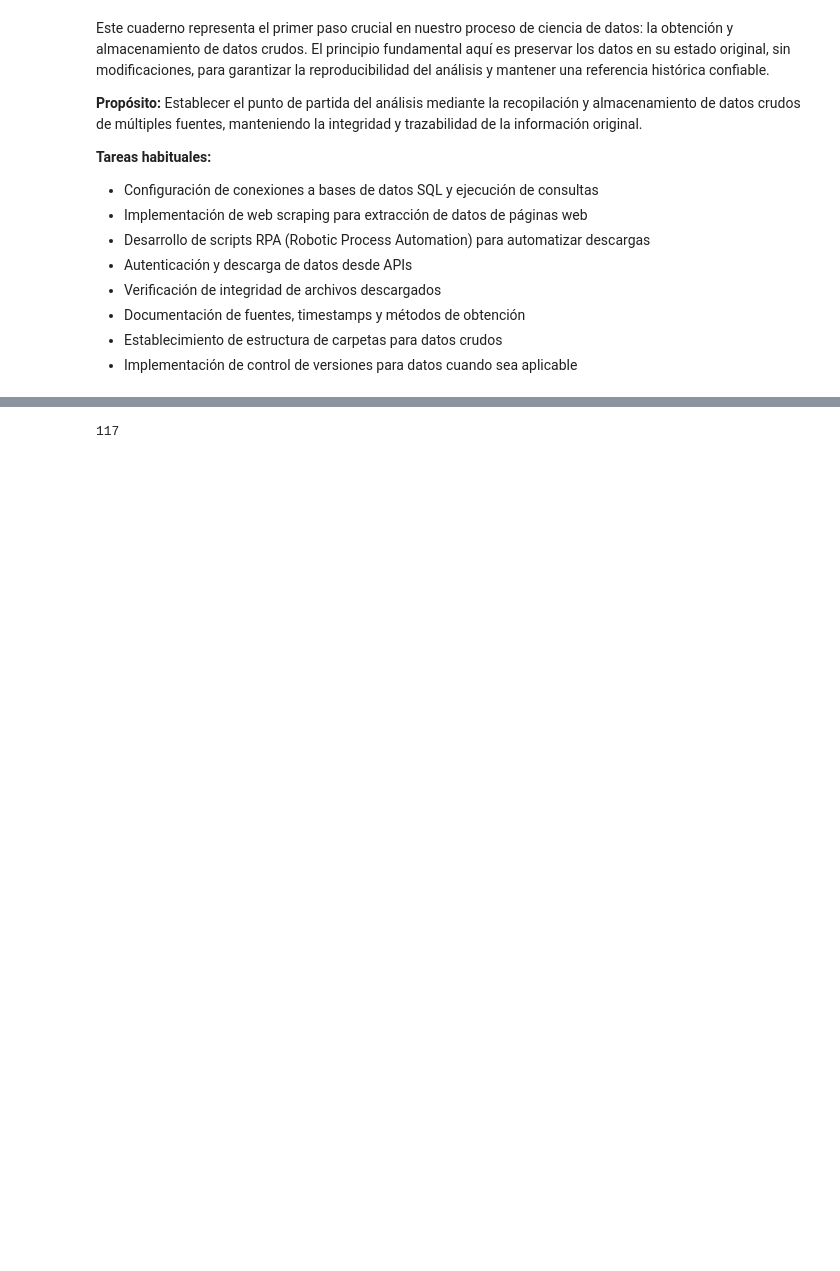
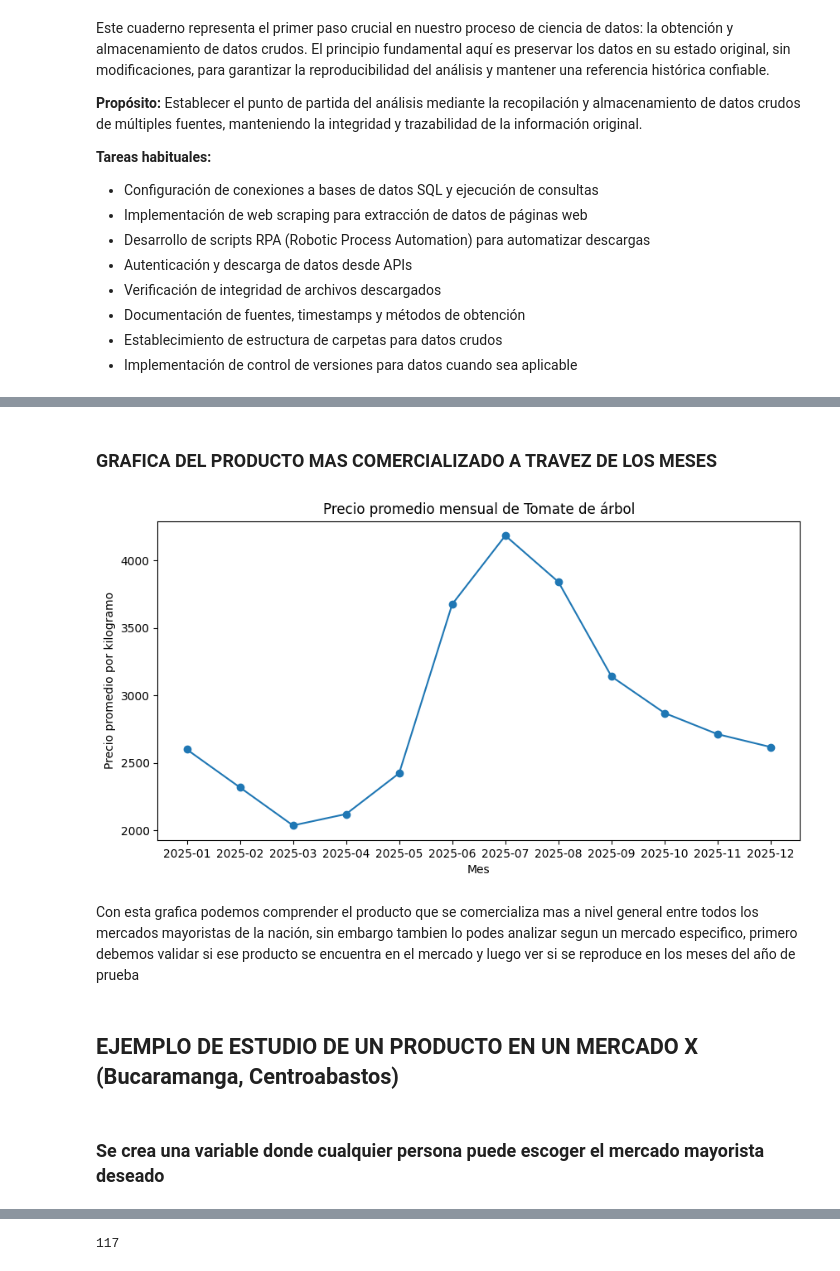
Before and after one commit to daniel-barona/proyecto_ciencia_datos, a Jupyter notebook: src/00_descargas.ipynb, the cells around one changed output, grey strips where cells are left out. Saved outputs shown, nothing was run; the diff lists cells and outputs as text; code cells hidden in the pictures; blank space fills up the shorter version.

```diff
--- a/src/00_descargas.ipynb
+++ b/src/00_descargas.ipynb
@@ -102,0 +464,7 @@ def get_bs4(url):
+# %%
+producto_top = (
+    df.groupby('Producto')['Mercado']
+      .nunique()
+      .idxmax()
+)
+print(f"Producto más presente: {producto_top}")
@@ -102,0 +475,2 @@ def get_bs4(url):
+# %%
+df['AñoMes'] = df['Fecha'].dt.to_period('M')
@@ -102,0 +495,12 @@ def get_bs4(url):
+# %%
+meses = {
+    1: 'Enero', 2: 'Febrero', 3: 'Marzo', 4: 'Abril',
+    5: 'Mayo', 6: 'Junio', 7: 'Julio', 8: 'Agosto',
+    9: 'Septiembre', 10: 'Octubre', 11: 'Noviembre', 12: 'Diciembre'
+}
+
+df['AñoMesTexto'] = (
+    df['Fecha'].dt.year.astype(str)
+    + '-'
+    + df['Fecha'].dt.month.map(meses)
+)
@@ -102,0 +509,8 @@ def get_bs4(url):
+# %%
+serie_producto = (
+    df[df['Producto'] == producto_top]
+      .groupby('AñoMes')['Precio promedio por kilogramo*']
+      .mean()
+      .round(2)
+      .reset_index()
+)
@@ -102,0 +533,21 @@ def get_bs4(url):
+# %% [markdown]
+### GRAFICA DEL PRODUCTO MAS COMERCIALIZADO A TRAVEZ DE LOS MESES
+# %%
+plt.figure(figsize=(10,5))
+plt.plot(
+    serie_producto['AñoMes'].astype(str),
+    serie_producto['Precio promedio por kilogramo*'],
+    marker='o'
+)
+plt.title(f'Precio promedio mensual de {producto_top}')
+plt.xlabel('Mes')
+plt.ylabel('Precio promedio por kilogramo')
+plt.show()
+# %% [output]
+[figure, added]
+# %% [markdown]
+Con esta grafica podemos comprender el producto que se comercializa mas a nivel general entre todos los mercados mayoristas de la nación, sin embargo tambien lo podes analizar segun un mercado especifico, primero debemos validar si ese producto se encuentra en el mercado y luego ver si se reproduce en los meses del año de prueba
+# %% [markdown]
+## EJEMPLO DE ESTUDIO DE UN PRODUCTO EN UN  MERCADO X (Bucaramanga, Centroabastos)
+# %% [markdown]
+### Se crea una variable donde cualquier persona puede escoger el mercado mayorista deseado
```
Also changed, not shown: parts of 88 cells of this notebook.
